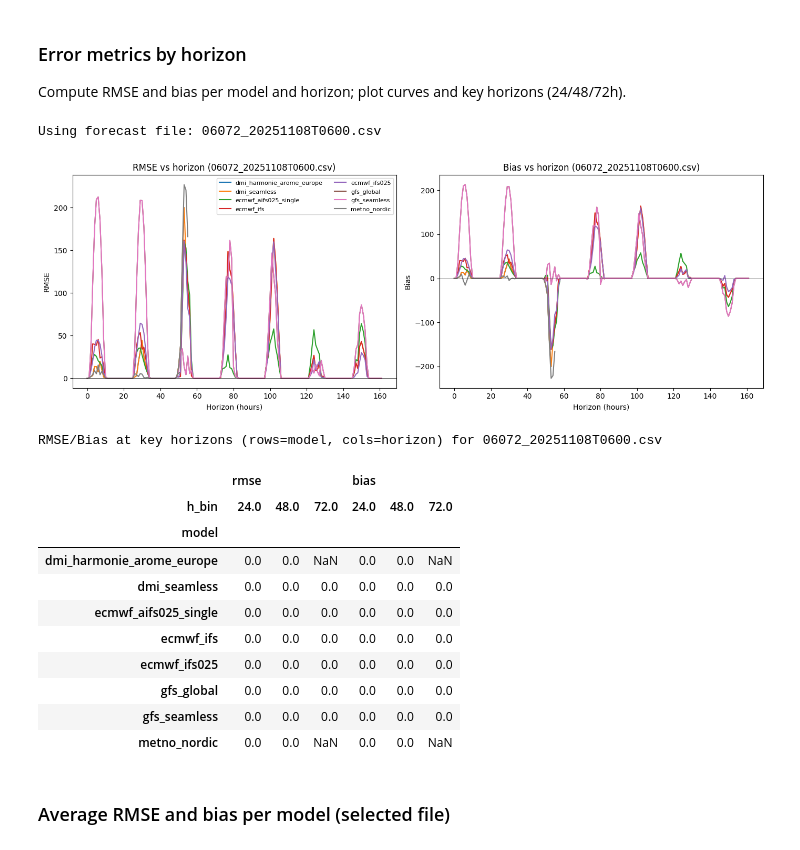
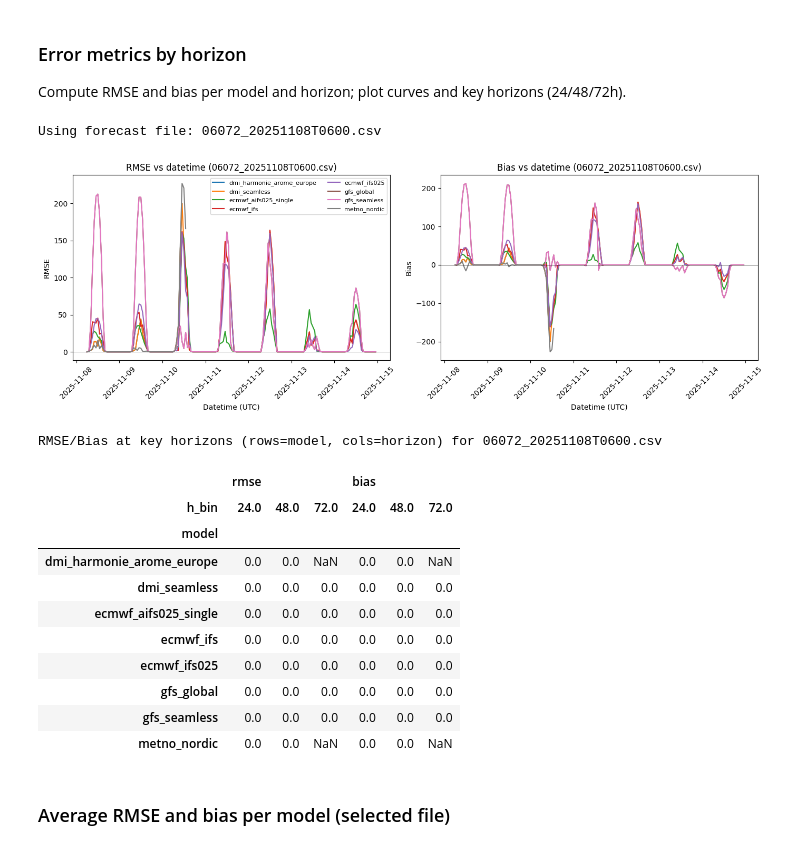
Before and after one commit to Louis2308/Solar-poster, a Jupyter notebook: Forcast_Comparison.ipynb, the cells around one changed output. Cells and saved outputs as stored; diff of their text form; code cells hidden in the pictures.

```diff
--- a/Forcast_Comparison.ipynb
+++ b/Forcast_Comparison.ipynb
@@ -251,48 +251,51 @@ if aligned.empty:
 # Choose which forecast file to analyze (by index in `files`)
 selected_idx = 0  # change to another index to pick a different file
 if not files:
     raise ValueError("No forecast files loaded in `files`")
 selected_file = files[selected_idx].name
 print(f"Using forecast file: {selected_file}")
 
 aligned_sel = aligned[aligned['source_file'] == selected_file].copy()
 if aligned_sel.empty:
     raise ValueError(f"No aligned rows found for {selected_file}; check selection")
 
-# Bin horizon to whole hours
-aligned_sel['h_bin'] = aligned_sel['horizon_hours'].round(0)
-
-# Compute RMSE and bias per model per horizon bin
-agg = aligned_sel.groupby(['model', 'h_bin']).agg(
+# Compute RMSE and bias per model per timestamp (datetime)
+agg = aligned_sel.groupby(['model', 'date']).agg(
     rmse=('error', lambda x: np.sqrt((x**2).mean())),
     bias=('error', 'mean'),
     n=('error', 'size')
 ).reset_index()
 
-# Plot RMSE and bias vs horizon (hours)
-fig, axes = plt.subplots(1, 2, figsize=(14, 5), sharex=True)
+# Plot RMSE and bias vs datetime
+fig, axes = plt.subplots(1, 2, figsize=(14, 5), sharex=False)
 for model, grp in agg.groupby('model'):
-    axes[0].plot(grp['h_bin'], grp['rmse'], label=model)
-    axes[1].plot(grp['h_bin'], grp['bias'], label=model)
+    axes[0].plot(grp['date'], grp['rmse'], label=model)
+    axes[1].plot(grp['date'], grp['bias'], label=model)
 axes[0].set_ylabel('RMSE')
 axes[1].set_ylabel('Bias')
 for ax in axes:
-    ax.set_xlabel('Horizon (hours)')
+    ax.set_xlabel('Datetime (UTC)')
     ax.axhline(0, color='k', linewidth=0.5)
-axes[0].set_title(f'RMSE vs horizon ({selected_file})')
-axes[1].set_title(f'Bias vs horizon ({selected_file})')
+    ax.tick_params(axis='x', rotation=45)
+axes[0].set_title(f'RMSE vs datetime ({selected_file})')
+axes[1].set_title(f'Bias vs datetime ({selected_file})')
 axes[0].legend(fontsize=8, ncol=2)
 plt.tight_layout()
 plt.show()
 
-# Summaries at key horizons
+# Summaries at key horizons (keep table for reference)
+aligned_sel['h_bin'] = aligned_sel['horizon_hours'].round(0)
 key_h = [24, 48, 72]
-summary = agg[agg['h_bin'].isin(key_h)].pivot(index='model', columns='h_bin', values=['rmse', 'bias'])
+agg_h = aligned_sel.groupby(['model', 'h_bin']).agg(
+    rmse=('error', lambda x: np.sqrt((x**2).mean())),
+    bias=('error', 'mean')
+).reset_index()
+summary = agg_h[agg_h['h_bin'].isin(key_h)].pivot(index='model', columns='h_bin', values=['rmse', 'bias'])
 print('RMSE/Bias at key horizons (rows=model, cols=horizon) for', selected_file)
 display(summary)
 # %% [output]
 Using forecast file: 06072_20251108T0600.csv
-[figure, old version]
+[figure, new version]
 RMSE/Bias at key horizons (rows=model, cols=horizon) for 06072_20251108T0600.csv
 |  | rmse |  |  | bias |  |  |
 | h_bin | 24.0 | 48.0 | 72.0 | 24.0 | 48.0 | 72.0 |
```
Also changed, not shown: parts of 2 cells of this notebook.
